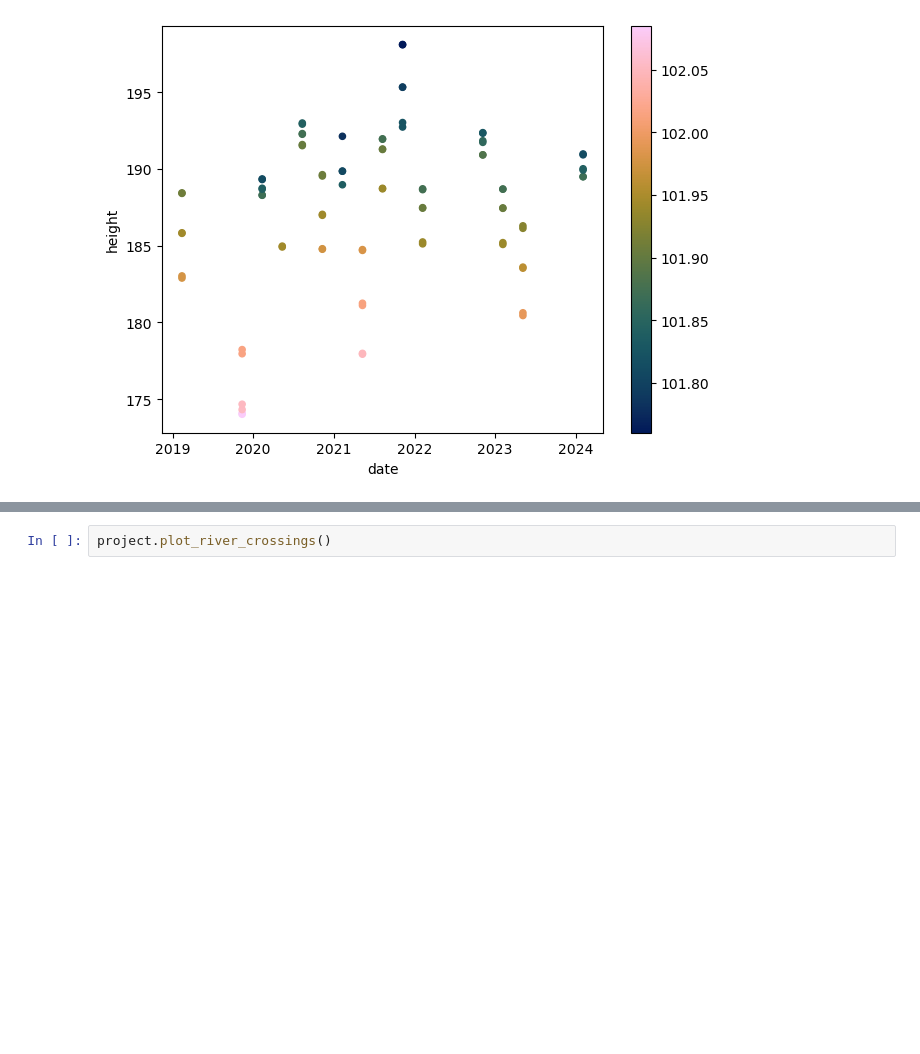
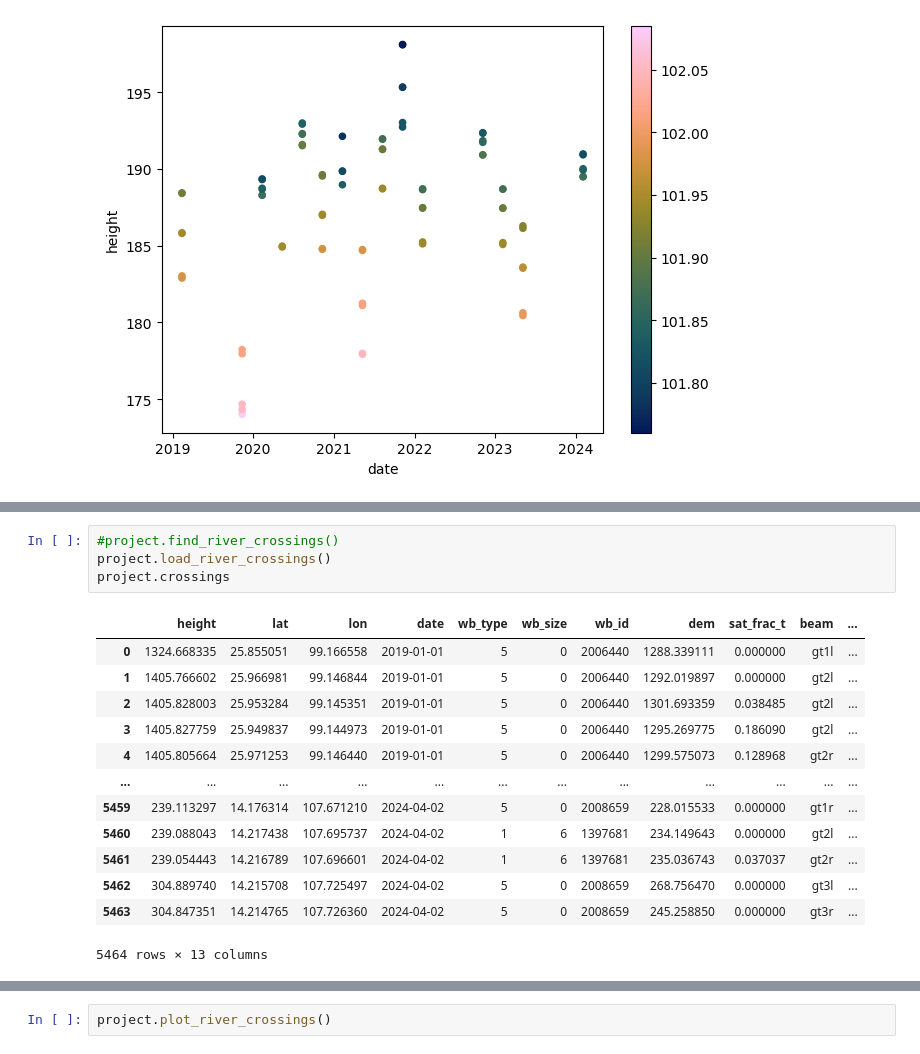
Before and after one commit to DHI/HydroEO, a Jupyter notebook: notebooks/project_test.ipynb, the cells around one changed output, grey strips where cells are left out. Cells and saved outputs as stored; diff of their text form; blank space fills up the shorter version.

```diff
--- a/notebooks/project_test.ipynb
+++ b/notebooks/project_test.ipynb
@@ -91,3 +73,21 @@ project.crossings
+# %%
+#project.find_river_crossings()
+project.load_river_crossings()
+project.crossings
+# %% [output]
+|  | height | lat | lon | date | wb_type | wb_size | wb_id | dem | sat_frac_t | beam | ... |
+| 0 | 1324.668335 | 25.855051 | 99.166558 | 2019-01-01 | 5 | 0 | 2006440 | 1288.339111 | 0.000000 | gt1l | ... |
+| 1 | 1405.766602 | 25.966981 | 99.146844 | 2019-01-01 | 5 | 0 | 2006440 | 1292.019897 | 0.000000 | gt2l | ... |
+| 2 | 1405.828003 | 25.953284 | 99.145351 | 2019-01-01 | 5 | 0 | 2006440 | 1301.693359 | 0.038485 | gt2l | ... |
+| 3 | 1405.827759 | 25.949837 | 99.144973 | 2019-01-01 | 5 | 0 | 2006440 | 1295.269775 | 0.186090 | gt2l | ... |
+| 4 | 1405.805664 | 25.971253 | 99.146440 | 2019-01-01 | 5 | 0 | 2006440 | 1299.575073 | 0.128968 | gt2r | ... |
+| ... | ... | ... | ... | ... | ... | ... | ... | ... | ... | ... | ... |
+| 5459 | 239.113297 | 14.176314 | 107.671210 | 2024-04-02 | 5 | 0 | 2008659 | 228.015533 | 0.000000 | gt1r | ... |
+| 5460 | 239.088043 | 14.217438 | 107.695737 | 2024-04-02 | 1 | 6 | 1397681 | 234.149643 | 0.000000 | gt2l | ... |
+| 5461 | 239.054443 | 14.216789 | 107.696601 | 2024-04-02 | 1 | 6 | 1397681 | 235.036743 | 0.037037 | gt2r | ... |
+| 5462 | 304.889740 | 14.215708 | 107.725497 | 2024-04-02 | 5 | 0 | 2008659 | 268.756470 | 0.000000 | gt3l | ... |
+| 5463 | 304.847351 | 14.214765 | 107.726360 | 2024-04-02 | 5 | 0 | 2008659 | 245.258850 | 0.000000 | gt3r | ... |
+5464 rows × 13 columns
 # %%
 project.crossings.plot(column='height')
 # %% [output]
```
Also changed, not shown: parts of 4 cells of this notebook, 1 other file.
